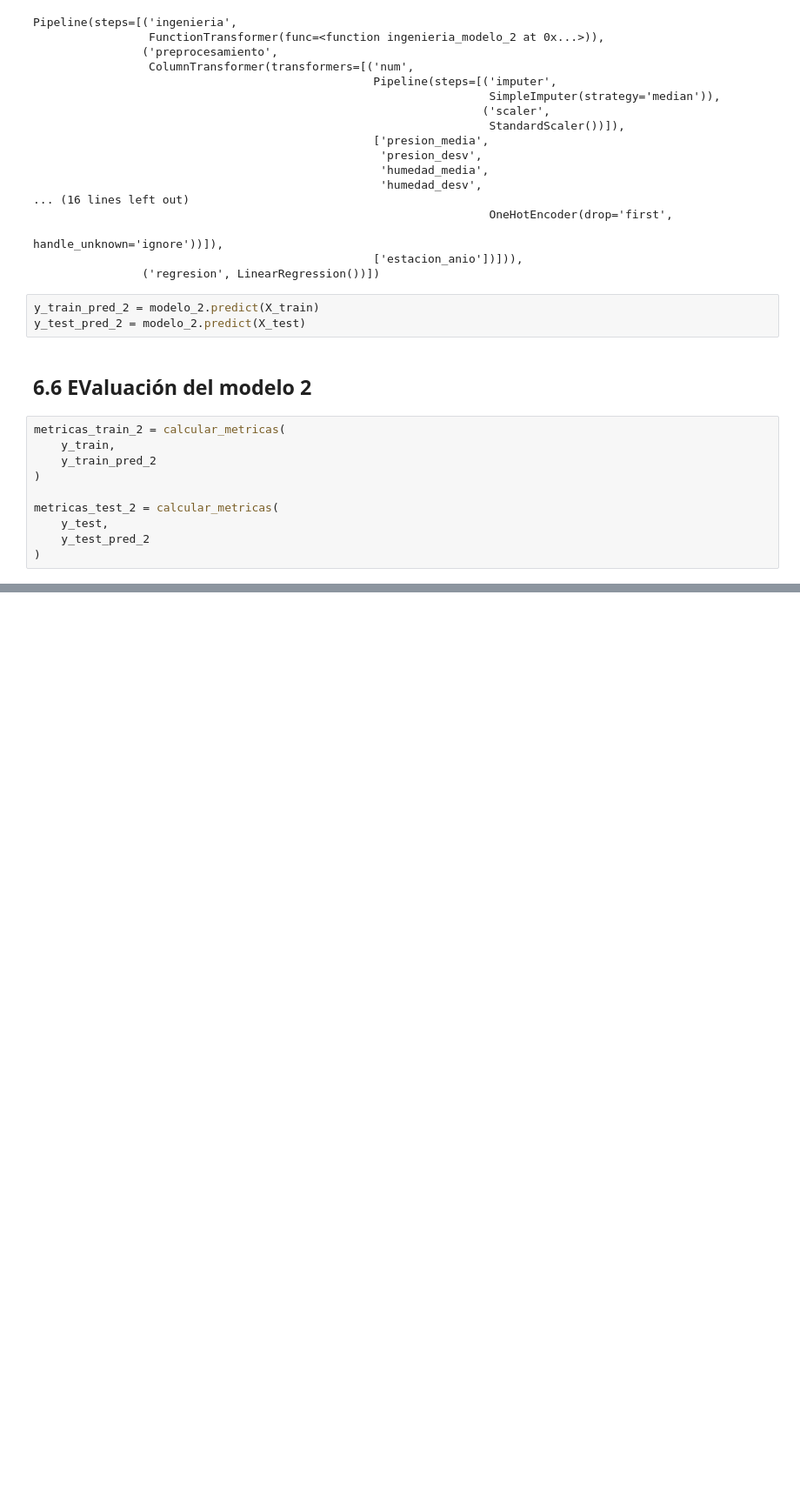
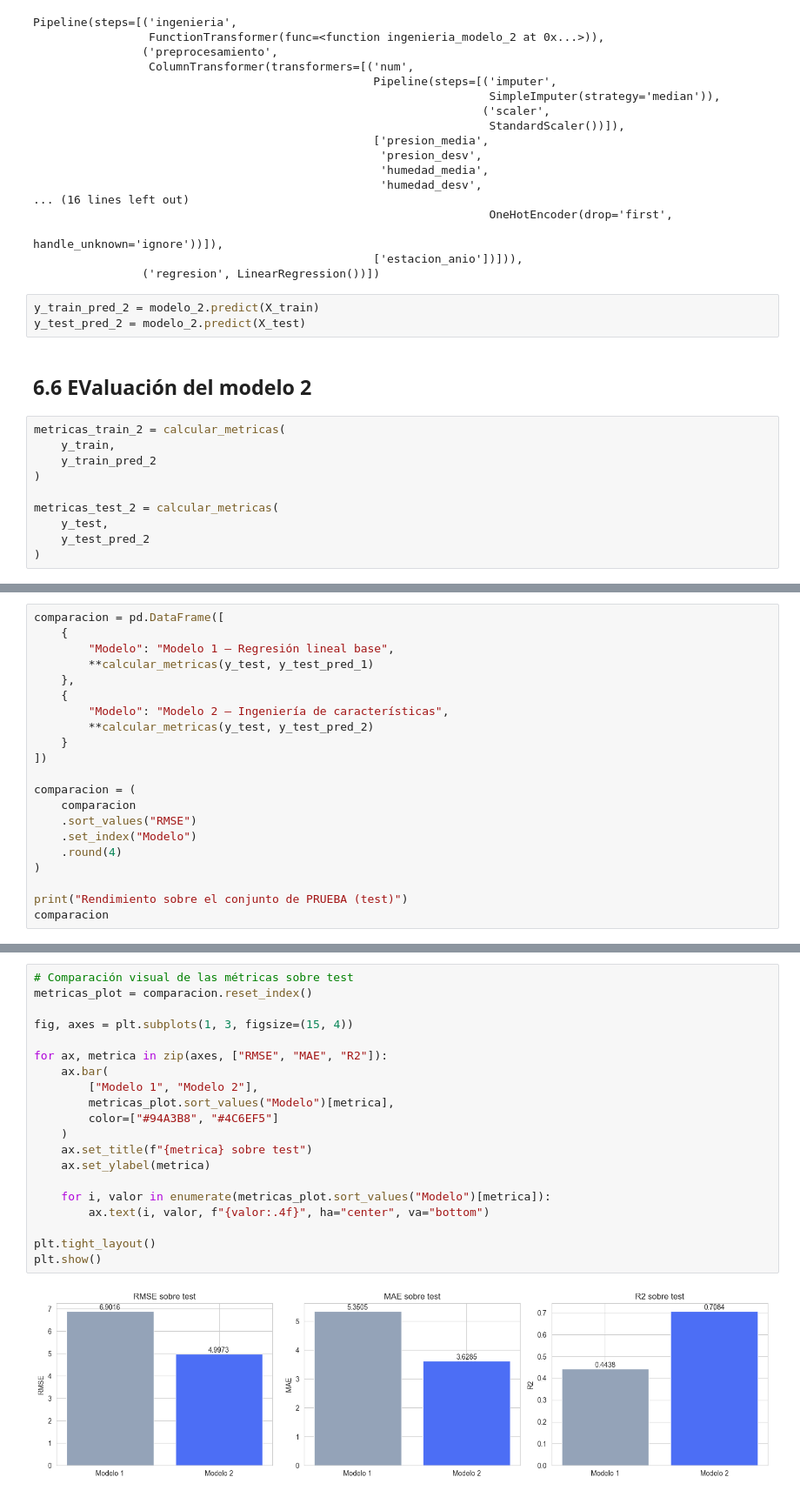
Before and after one commit to vergarave/Lab1_ML, a Jupyter notebook: Laboratorio_1.ipynb, the cells around one changed output, grey strips where cells are left out. Shown at 87% size. Drawn from its saved outputs; the diff is of its cells as text; blank space fills up the shorter version.

```diff
--- a/Laboratorio_1.ipynb
+++ b/Laboratorio_1.ipynb
@@ -1552,0 +1468,21 @@ Redactar de forma corta y concreta:
+# %%
+comparacion = pd.DataFrame([
+    {
+        "Modelo": "Modelo 1 — Regresión lineal base",
+        **calcular_metricas(y_test, y_test_pred_1)
+    },
+    {
+        "Modelo": "Modelo 2 — Ingeniería de características",
+        **calcular_metricas(y_test, y_test_pred_2)
+    }
+])
+
+comparacion = (
+    comparacion
+    .sort_values("RMSE")
+    .set_index("Modelo")
+    .round(4)
+)
+
+print("Rendimiento sobre el conjunto de PRUEBA (test)")
+comparacion
@@ -1552,0 +1518,22 @@ Redactar de forma corta y concreta:
+# %%
+# Comparación visual de las métricas sobre test
+metricas_plot = comparacion.reset_index()
+
+fig, axes = plt.subplots(1, 3, figsize=(15, 4))
+
+for ax, metrica in zip(axes, ["RMSE", "MAE", "R2"]):
+    ax.bar(
+        ["Modelo 1", "Modelo 2"],
+        metricas_plot.sort_values("Modelo")[metrica],
+        color=["#94A3B8", "#4C6EF5"]
+    )
+    ax.set_title(f"{metrica} sobre test")
+    ax.set_ylabel(metrica)
+
+    for i, valor in enumerate(metricas_plot.sort_values("Modelo")[metrica]):
+        ax.text(i, valor, f"{valor:.4f}", ha="center", va="bottom")
+
+plt.tight_layout()
+plt.show()
+# %% [output]
+[figure, added]
```
Also changed, not shown: parts of 90 cells of this notebook, 2 other files.
